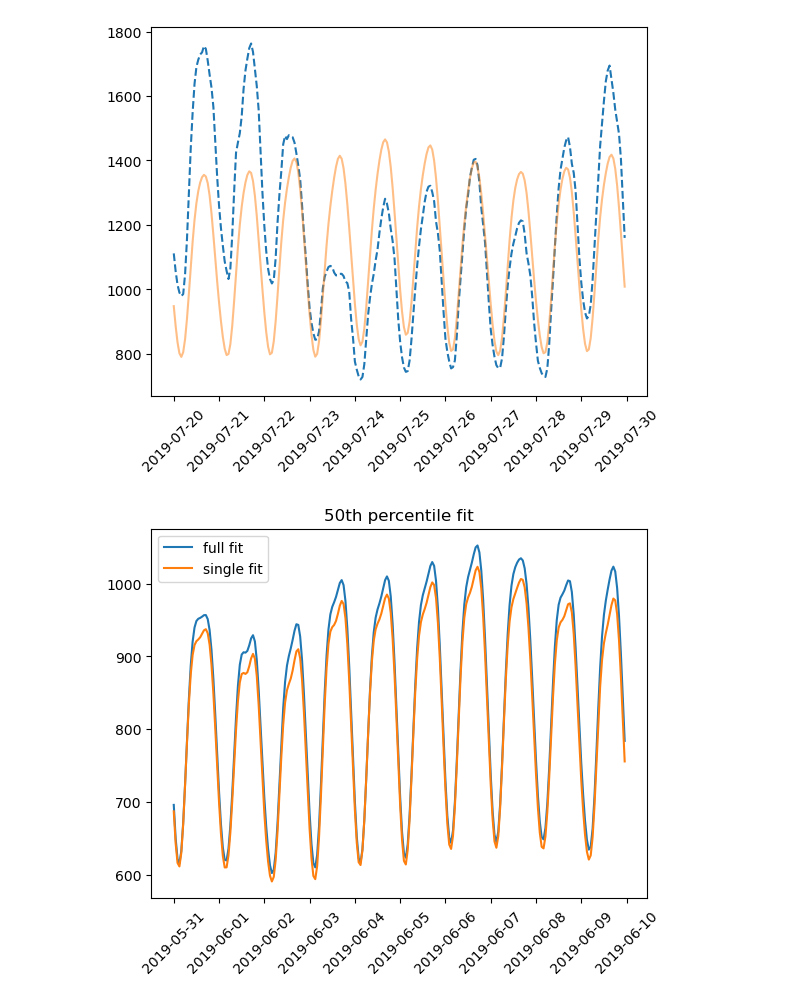
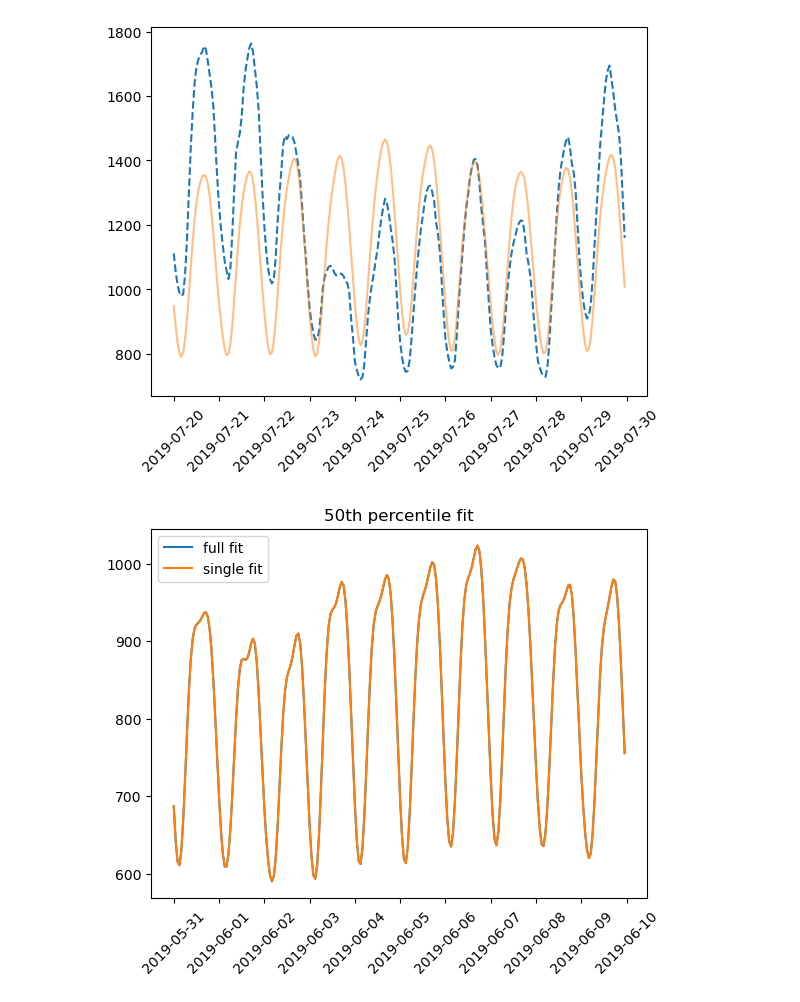
Before and after one commit to cvxgrp/spcqe, a Jupyter notebook: notebooks/single_quantile-50.ipynb, the cells around one changed output. Saved outputs shown, nothing was run; the diff lists cells and outputs as text; code cells hidden in the pictures.

```diff
--- a/notebooks/single_quantile-50.ipynb
+++ b/notebooks/single_quantile-50.ipynb
@@ -83,12 +83,12 @@ plt.xticks(rotation=45);
 # %%
 ix = 150
 slc = np.s_[24 * ix:24 * (ix + 10)]
 xs = df.index[slc]
 saved_quantiles = np.loadtxt('quantiles_saved.txt')
-plt.plot(xs, saved_quantiles[slc, 6], label='full fit')
+plt.plot(xs, saved_quantiles[slc, 5], label='full fit')
 plt.plot(xs, spq.fit_quantiles[slc, :], label='single fit')
 plt.legend()
 plt.title(f"{spq.quantiles[0]*100:.0f}th percentile fit")
 plt.xticks(rotation=45);
 # %% [output]
-[figure, old version]
+[figure, new version]
```
Also changed, not shown: parts of 1 cell of this notebook, 3 other files.
